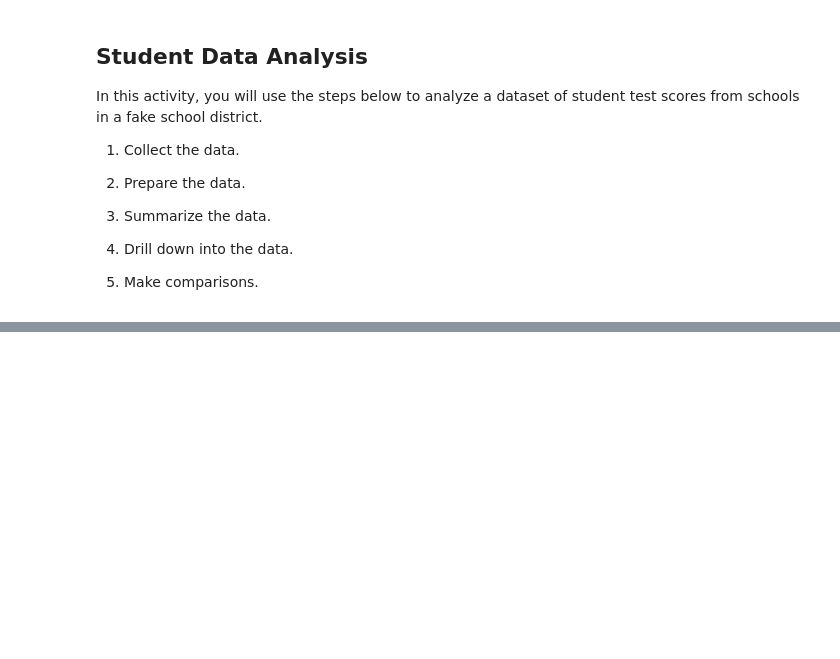
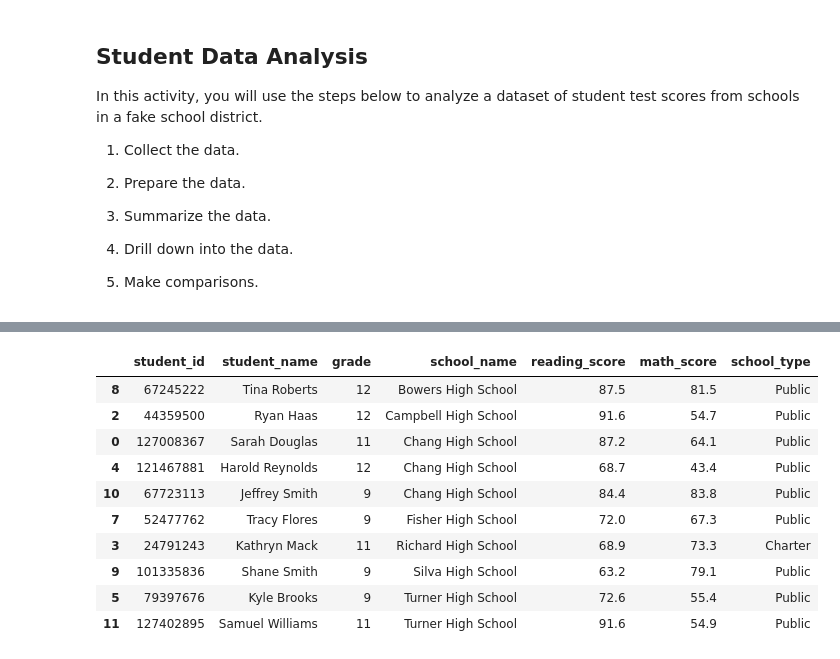
Before and after one commit to mmcnamarainco/PyCity, a Jupyter notebook: working_School_District_Analysis.ipynb, the cells around one changed output, grey strips where cells are left out. Saved outputs shown, nothing was run; the diff lists cells and outputs as text; code cells hidden in the pictures; blank space fills up the shorter version.

```diff
--- a/working_School_District_Analysis.ipynb
+++ b/working_School_District_Analysis.ipynb
@@ -48,0 +164,14 @@ student_df.describe()
+# %%
+student_df.iloc[:10].sort_values("school_name")
+# %% [output]
+|  | student_id | student_name | grade | school_name | reading_score | math_score | school_type |
+| 8 | 67245222 | Tina Roberts | 12 | Bowers High School | 87.5 | 81.5 | Public |
+| 2 | 44359500 | Ryan Haas | 12 | Campbell High School | 91.6 | 54.7 | Public |
+| 0 | 127008367 | Sarah Douglas | 11 | Chang High School | 87.2 | 64.1 | Public |
+| 4 | 121467881 | Harold Reynolds | 12 | Chang High School | 68.7 | 43.4 | Public |
+| 10 | 67723113 | Jeffrey Smith | 9 | Chang High School | 84.4 | 83.8 | Public |
+| 7 | 52477762 | Tracy Flores | 9 | Fisher High School | 72.0 | 67.3 | Public |
+| 3 | 24791243 | Kathryn Mack | 11 | Richard High School | 68.9 | 73.3 | Charter |
+| 9 | 101335836 | Shane Smith | 9 | Silva High School | 63.2 | 79.1 | Public |
+| 5 | 79397676 | Kyle Brooks | 9 | Turner High School | 72.6 | 55.4 | Public |
+| 11 | 127402895 | Samuel Williams | 11 | Turner High School | 91.6 | 54.9 | Public |
```
Also changed, not shown: parts of 19 cells of this notebook, 1 other file.
